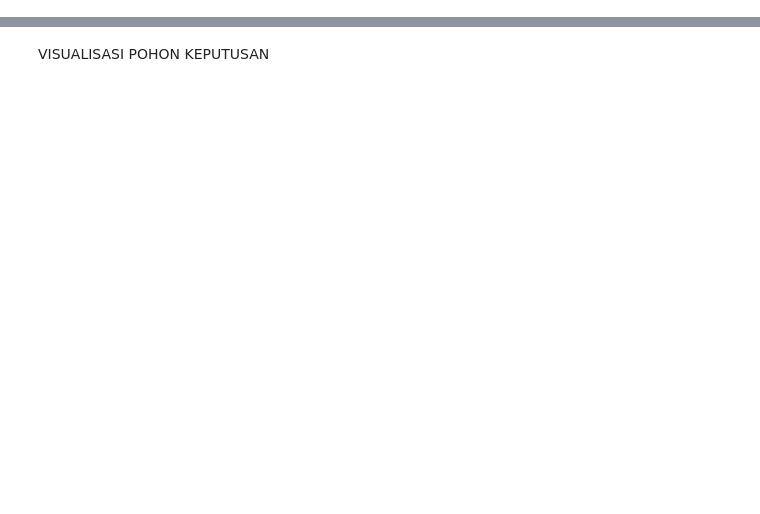
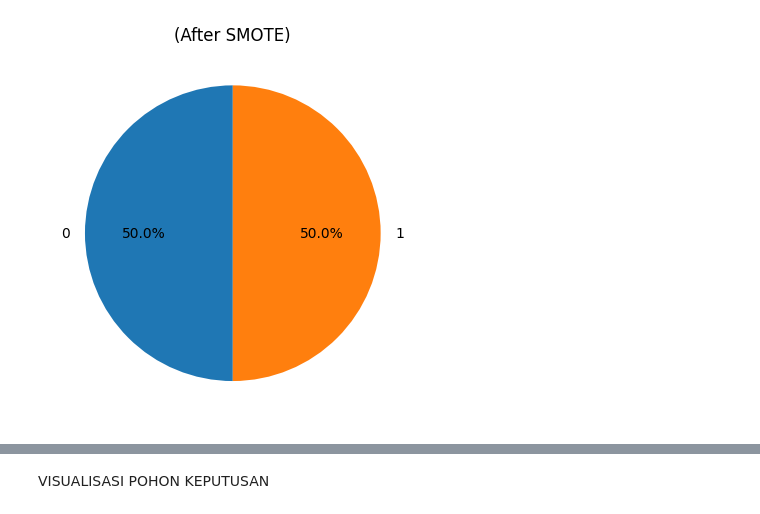
Before and after one commit to adeandreass/Streamlit-Cvd, a Jupyter notebook: penyakit-jantung.ipynb, the cells around one changed output, grey strips where cells are left out. Cells and saved outputs as stored; diff of their text form; code cells hidden in the pictures; blank space fills up the shorter version.

```diff
--- a/penyakit-jantung.ipynb
+++ b/penyakit-jantung.ipynb
@@ -187,0 +88,4 @@ Pasien tidak terkena penyakit jantung
+# %%
+#membuat dataframe resample
+resampled_data = pd.DataFrame(data={'class': y_resampled})
+resampled_data = pd.concat([resampled_data, X_resampled], axis=1)
@@ -187,0 +101,9 @@ Pasien tidak terkena penyakit jantung
+# %%
+import matplotlib.pyplot as plt
+class_counts = resampled_data['class'].value_counts()
+
+plt.pie(class_counts, labels=class_counts.index, autopct='%1.1f%%', startangle=90)
+plt.title('(After SMOTE)')
+plt.show()
+# %% [output]
+[figure, added]
```
Also changed, not shown: parts of 42 cells of this notebook.
